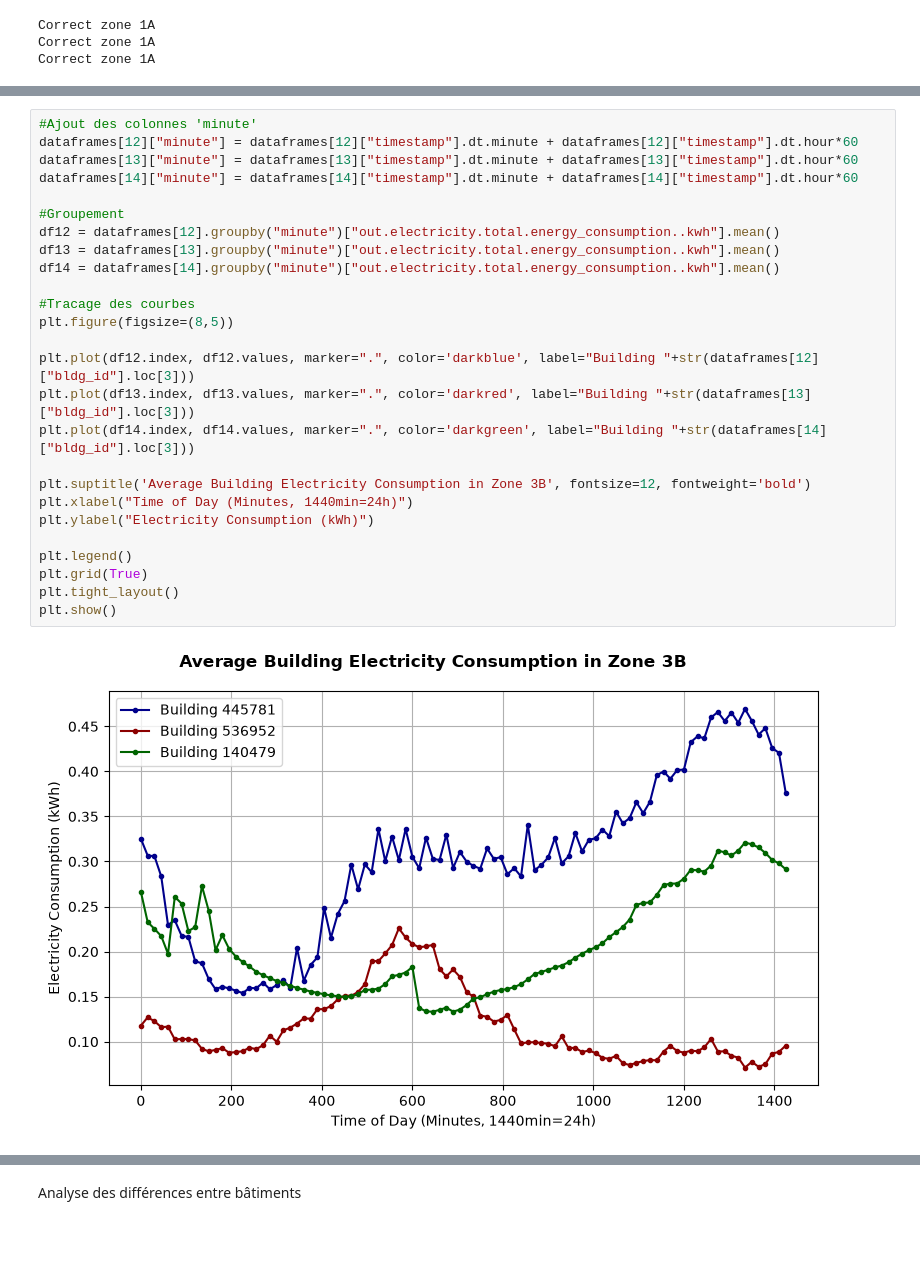
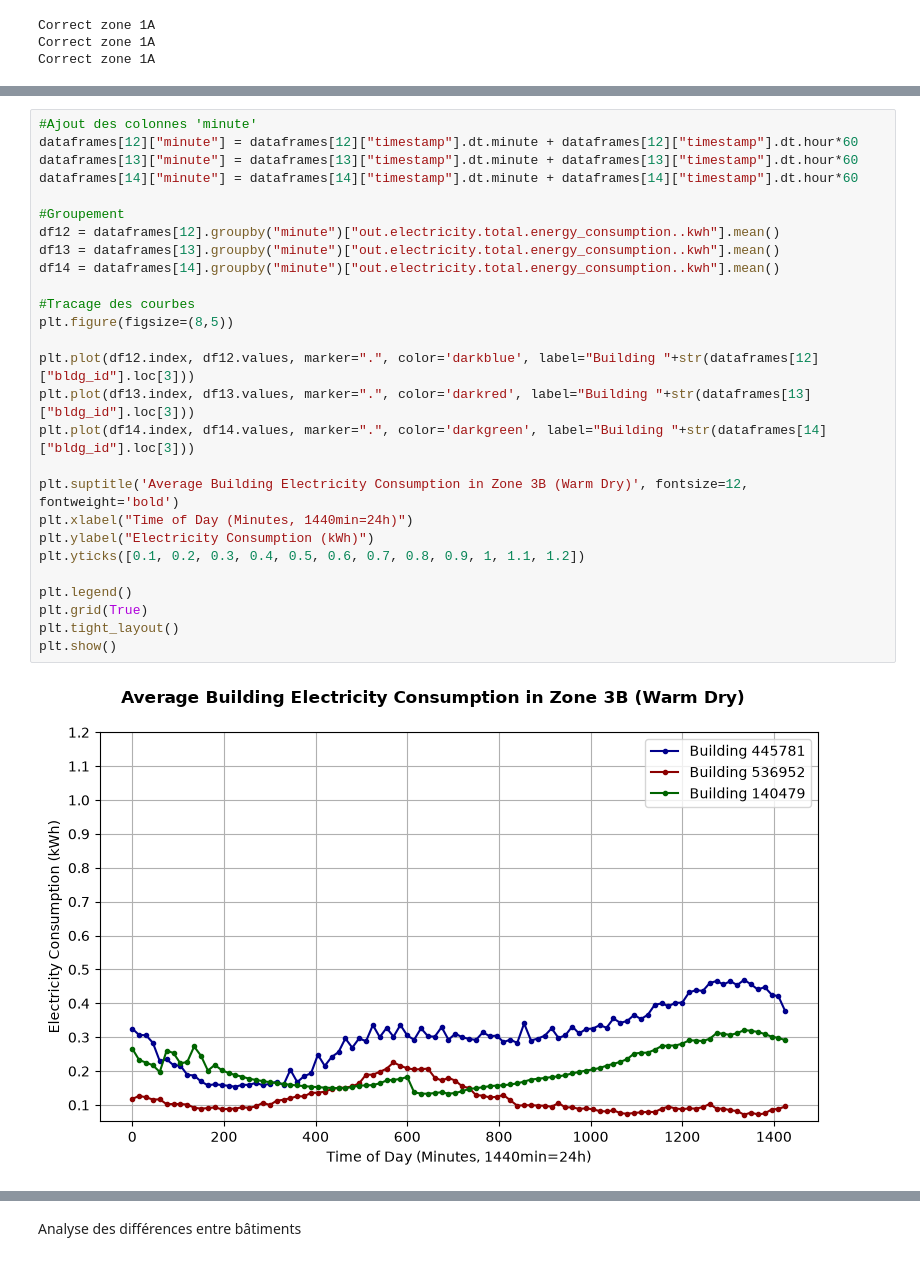
Before and after one commit to BOUBAKERAMDY/FlexiMax, a Jupyter notebook: notebooks1/03_visualisation1/courbes_de_charge.ipynb, the cells around one changed output, grey strips where cells are left out. Drawn from its saved outputs; the diff is of its cells as text.

Commit message:
Visualisation des courbes de charge selon les zones climatiques

```diff
--- a/notebooks1/03_visualisation1/courbes_de_charge.ipynb
+++ b/notebooks1/03_visualisation1/courbes_de_charge.ipynb
@@ -348,31 +352,32 @@ plt.show()
 # %%
 #Ajout des colonnes 'minute'
 dataframes[12]["minute"] = dataframes[12]["timestamp"].dt.minute + dataframes[12]["timestamp"].dt.hour*60
 dataframes[13]["minute"] = dataframes[13]["timestamp"].dt.minute + dataframes[13]["timestamp"].dt.hour*60
 dataframes[14]["minute"] = dataframes[14]["timestamp"].dt.minute + dataframes[14]["timestamp"].dt.hour*60
 
 #Groupement
 df12 = dataframes[12].groupby("minute")["out.electricity.total.energy_consumption..kwh"].mean()
 df13 = dataframes[13].groupby("minute")["out.electricity.total.energy_consumption..kwh"].mean()
 df14 = dataframes[14].groupby("minute")["out.electricity.total.energy_consumption..kwh"].mean()
 
 #Tracage des courbes
 plt.figure(figsize=(8,5))
 
 plt.plot(df12.index, df12.values, marker=".", color='darkblue', label="Building "+str(dataframes[12]["bldg_id"].loc[3]))
 plt.plot(df13.index, df13.values, marker=".", color='darkred', label="Building "+str(dataframes[13]["bldg_id"].loc[3]))
 plt.plot(df14.index, df14.values, marker=".", color='darkgreen', label="Building "+str(dataframes[14]["bldg_id"].loc[3]))
 
-plt.suptitle('Average Building Electricity Consumption in Zone 3B', fontsize=12, fontweight='bold')
+plt.suptitle('Average Building Electricity Consumption in Zone 3B (Warm Dry)', fontsize=12, fontweight='bold')
 plt.xlabel("Time of Day (Minutes, 1440min=24h)")
 plt.ylabel("Electricity Consumption (kWh)")
+plt.yticks([0.1, 0.2, 0.3, 0.4, 0.5, 0.6, 0.7, 0.8, 0.9, 1, 1.1, 1.2])
 
 plt.legend()
 plt.grid(True)
 plt.tight_layout()
 plt.show()
 # %% [output]
-[figure, old version]
+[figure, new version]
 # %%
 #Ajout des colonnes 'minute'
 dataframes[15]["minute"] = dataframes[15]["timestamp"].dt.minute + dataframes[15]["timestamp"].dt.hour*60
```
Also changed, not shown: parts of 17 cells of this notebook.
